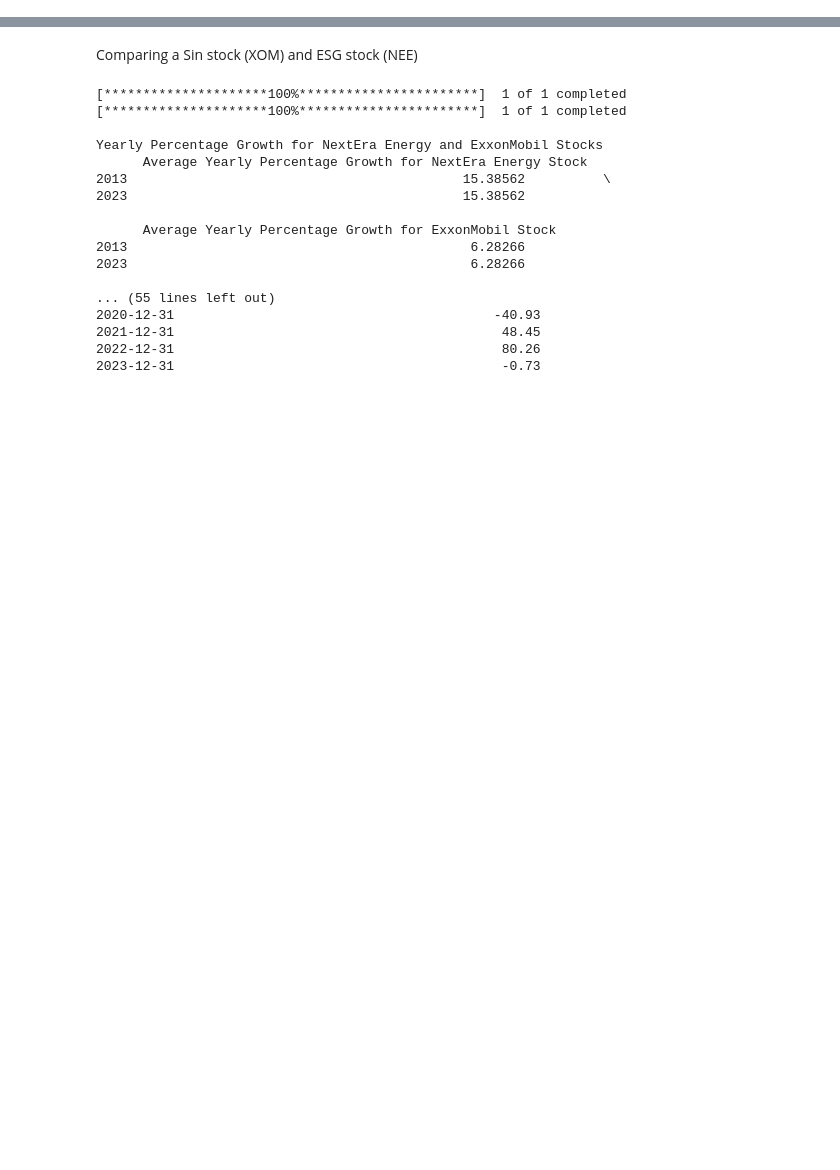
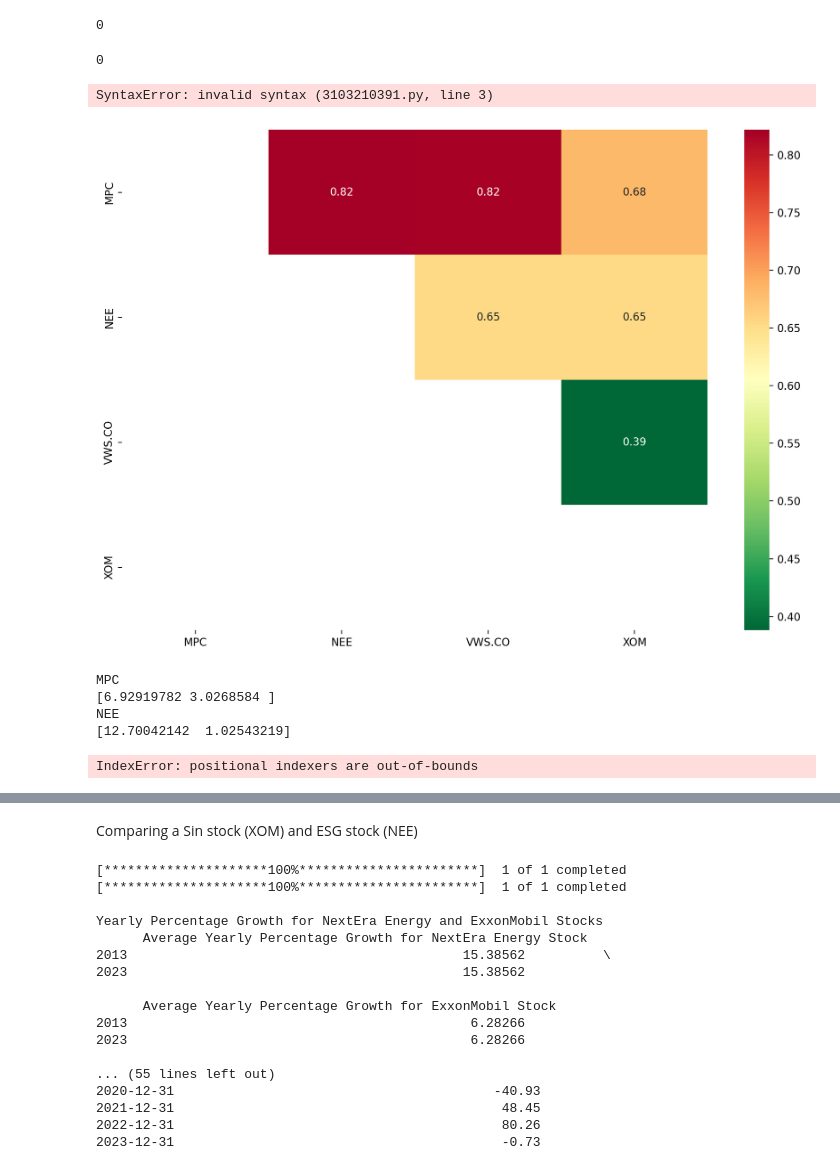
Before and after one commit to wkr558/Seminar-anv., a Jupyter notebook: seminardata.ipynb, the cells around one changed output, grey strips where cells are left out. Drawn from its saved outputs; the diff is of its cells as text; code cells hidden in the pictures; blank space fills up the shorter version.

```diff
--- a/seminardata.ipynb
+++ b/seminardata.ipynb
@@ -52,0 +27,10 @@ Date
+# %%
+tickers =  ['NEE','XOM','MPC','VWS.CO']
+
+start = datetime.datetime(2013, 3, 1)
+end = datetime.datetime(2023, 3, 31)
+
+start_train='2013-03-01'
+start_test='2020-01-01'
+end_test='2023-3-31'
+df = pdr.get_data_yahoo(tickers, start, end)['Adj Close']
@@ -52,0 +39,2 @@ Date
+# %%
+df.fillna(method='ffill', inplace=True)
@@ -52,0 +115,56 @@ Date
+# %%
+df_new['VWS.CO'].isnull().sum()  # count the number of missing values in the 'MPC' column
+# %% [output]
+0
+# %%
+df_new['XOM'].isnull().sum()  # count the number of missing values in the 'MPC' column
+# %% [output]
+0
+# %%
+pd.options.display.max_rows = None  # Set the maximum number of rows to display
+pd.options.display.max_columns = None  # Set the maximum number of columns to display
+display x (df_new)
+# %% [output]
+SyntaxError: invalid syntax (3103210391.py, line 3)
+# %%
+train_close, test_close = train_test_split(df, test_size=0.2625, shuffle=False)
+# %%
+#Define function to find cointegrated pairs from chosen tickers
+def find_cointegrated_pairs(data):
+    n = data.shape[1]
+    pvalue_matrix = np.ones((n, n))
+    keys = data.keys()
+    pairs = []
+    for i in range(n):
+        for j in range(i+1, n):
+            result = coint(data[keys[i]], data[keys[j]])
+            pvalue_matrix[i, j] = result[1]
+            if result[1] < 0.05:
+                pairs.append((keys[i], keys[j]))
+    return pvalue_matrix, pairs
+# %%
+# Heatmap to show the p-values of the cointegration test between each pair of
+# stocks. Only show the value in the upper-diagonal of the heatmap
+pvalues, pairs = find_cointegrated_pairs(train_close[['MPC','NEE','VWS.CO','XOM']])
+fig, ax = plt.subplots(figsize=(10,7))
+sns.heatmap(pvalues, xticklabels = train_close[['MPC','NEE','VWS.CO','XOM']].columns,
+                yticklabels = df[['MPC','NEE','VWS.CO','XOM']].columns, cmap = 'RdYlGn_r', annot = True, fmt=".2f",
+                mask = (pvalues >= 0.99))
+plt.tight_layout()
+plt.savefig('co_matrix', dpi=300)
+# %% [output]
+[figure, added]
+# %%
+#Estimation of the Johansen test
+keys=train_close.keys()
+for i in [0,1,5]:
+    jh_results = coint_johansen(train_close.iloc[:,[i,3]], det_order=0, k_ar_diff=1)
+    print(keys[i])
+    print(jh_results.lr1)# dim = (n,) Trace statistic
+#here we compare the maximum eigenvalue statistics with the critical values of this and find the most co-integrating pair.
+# %% [output]
+MPC
+[6.92919782 3.0268584 ]
+NEE
+[12.70042142  1.02543219]
+IndexError: positional indexers are out-of-bounds
```
Also changed, not shown: parts of 45 cells of this notebook.
